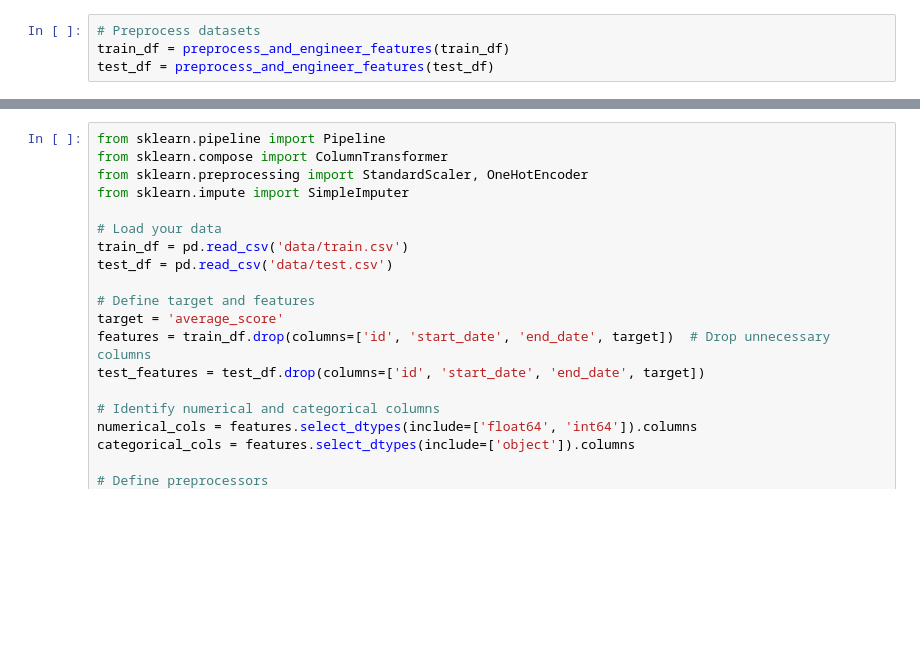
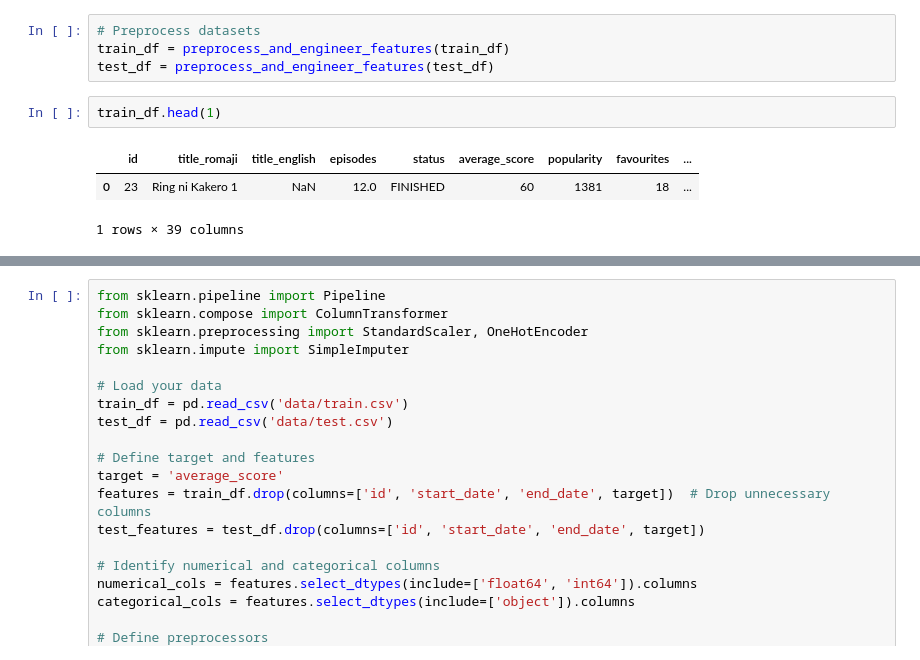
Before and after one commit to ZReidPie/zreid-datascience-finalproject, a Jupyter notebook: code.ipynb, the cells around one changed output, grey strips where cells are left out. Drawn from its saved outputs; the diff is of its cells as text; blank space fills up the shorter version.

Commit message:
working on romaji feature keyerror

```diff
--- a/code.ipynb
+++ b/code.ipynb
@@ -433,3 +453,9 @@ def preprocess_and_engineer_features(df):
 # Preprocess datasets
 train_df = preprocess_and_engineer_features(train_df)
 test_df = preprocess_and_engineer_features(test_df)
+# %%
+train_df.head(1)
+# %% [output]
+|  | id | title_romaji | title_english | episodes | status | average_score | popularity | favourites | ... |
+| 0 | 23 | Ring ni Kakero 1 | NaN | 12.0 | FINISHED | 60 | 1381 | 18 | ... |
+1 rows × 39 columns
```
Also changed, not shown: parts of 6 cells of this notebook, 3 other files.
